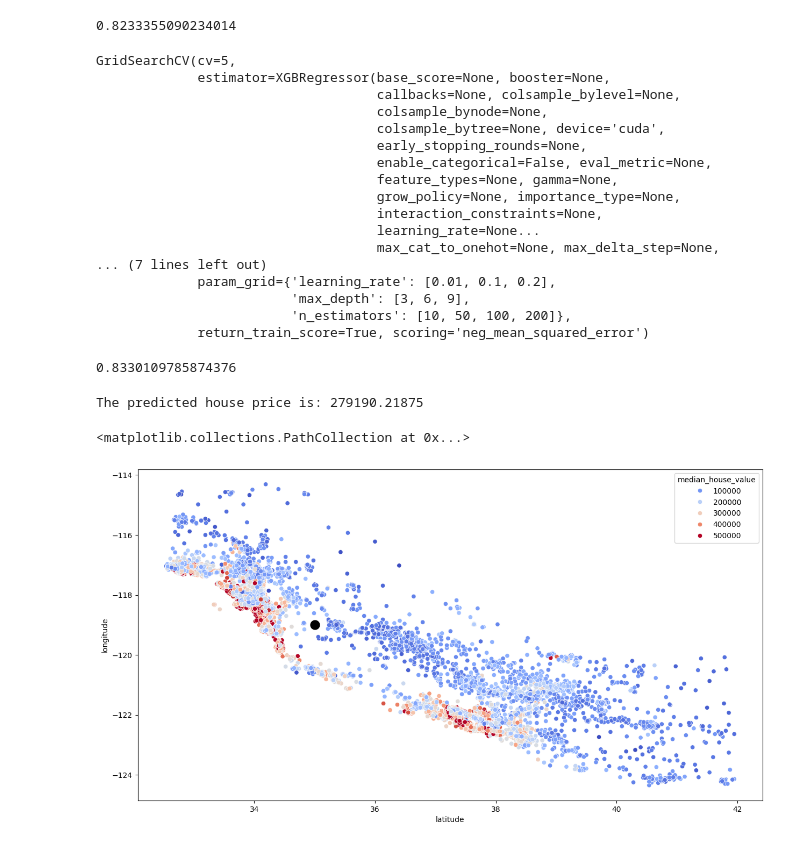
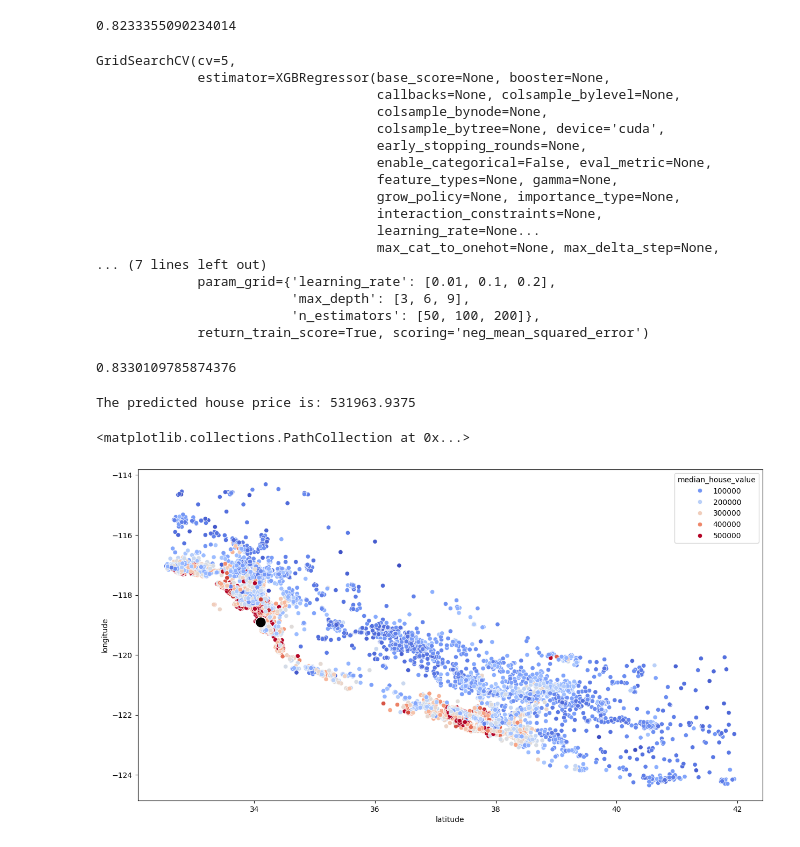
Before and after one commit to mihnearad/HousePricePrediction_Learning, a Jupyter notebook: Analysis.ipynb, the cells around one changed output. Cells and saved outputs as stored; diff of their text form; code cells hidden in the pictures.

```diff
--- a/Analysis.ipynb
+++ b/Analysis.ipynb
@@ -239,7 +239,7 @@ from sklearn.model_selection import GridSearchCV
 from xgboost import XGBRegressor
 
 param_grid = {
-    "n_estimators": [10, 50, 100, 200],
+    "n_estimators": [50, 100, 200],
     "max_depth": [3, 6, 9],  # Added max_depth as a parameter to tune
     "learning_rate": [0.01, 0.1, 0.2]  # Added learning_rate as a parameter to tune
 }
@@ -270,7 +270,7 @@ GridSearchCV(cv=5,
 ... (7 lines left out)
              param_grid={'learning_rate': [0.01, 0.1, 0.2],
                          'max_depth': [3, 6, 9],
-                         'n_estimators': [10, 50, 100, 200]},
+                         'n_estimators': [50, 100, 200]},
              return_train_score=True, scoring='neg_mean_squared_error')
 # %%
 best_forest = grid_search.best_estimator_
@@ -283,41 +283,41 @@ import pandas as pd
 import numpy as np
 
 # Example values for the new house
 new_house = {
-    'longitude': -119,
-    'latitude': 35,
-    'housing_median_age': 100,
-    'total_rooms': 6,
+    'longitude': -118.9,
+    'latitude': 34.1,
+    'housing_median_age': 10,
+    'total_rooms': 8,
     'total_bedrooms': 3,
-    'population': np.nan,  # Placeholder for missing values
-    'households': np.nan,  # Placeholder for missing values
+    'population': 4,  # Placeholder for missing values
+    'households': 1,  # Placeholder for missing values
     'median_income': np.nan,  # Placeholder for missing values
-    '<1H OCEAN': 0,  # Example category
+    '<1H OCEAN': 1,  # Example category
     'INLAND': 0,  # Example category
     'ISLAND': 0,  # Example category
     'NEAR BAY': 0,  # Example category
-    'NEAR OCEAN': 0,  # Example category
-    'bedroom_ratio': 3 / 6,  # Calculated based on provided values
+    'NEAR OCEAN': 1,  # Example category
+    'bedroom_ratio': 3 / 8,  # Calculated based on provided values
     'household_rooms': 6 / 1,  # Calculated based on provided values
 }
 
 new_data = pd.DataFrame([new_house])
 
 # Handle missing values
 new_data.fillna(0, inplace=True)
 
 # Scale the new data
 new_data_scaled = Scaler.transform(new_data)
 
 # Predict the house price
 predicted_price = best_forest.predict(new_data_scaled)
 print(f"The predicted house price is: {predicted_price[0]}")
 
 
 plt.figure(figsize=(15, 8))
 sns.scatterplot(x="latitude", y="longitude",data=train_data, hue='median_house_value',palette='coolwarm')
 plt.scatter(new_data['latitude'], new_data['longitude'], color='black', s=200, label='New Prediction', edgecolor='white')
 # %% [output]
-The predicted house price is: 279190.21875
+The predicted house price is: 531963.9375
 <matplotlib.collections.PathCollection at 0x...>
-[figure, old version]
+[figure, new version]
```
Also changed, not shown: parts of 2 cells of this notebook.
